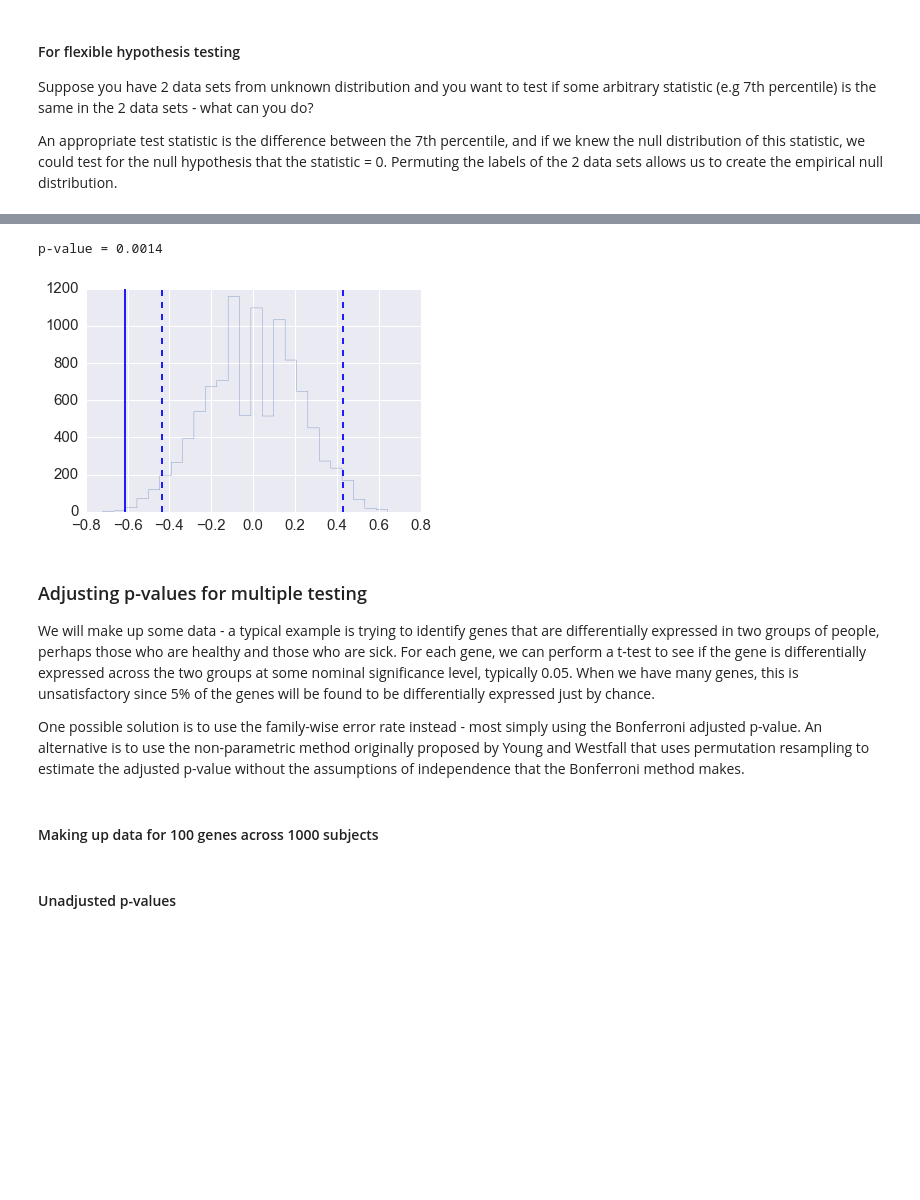
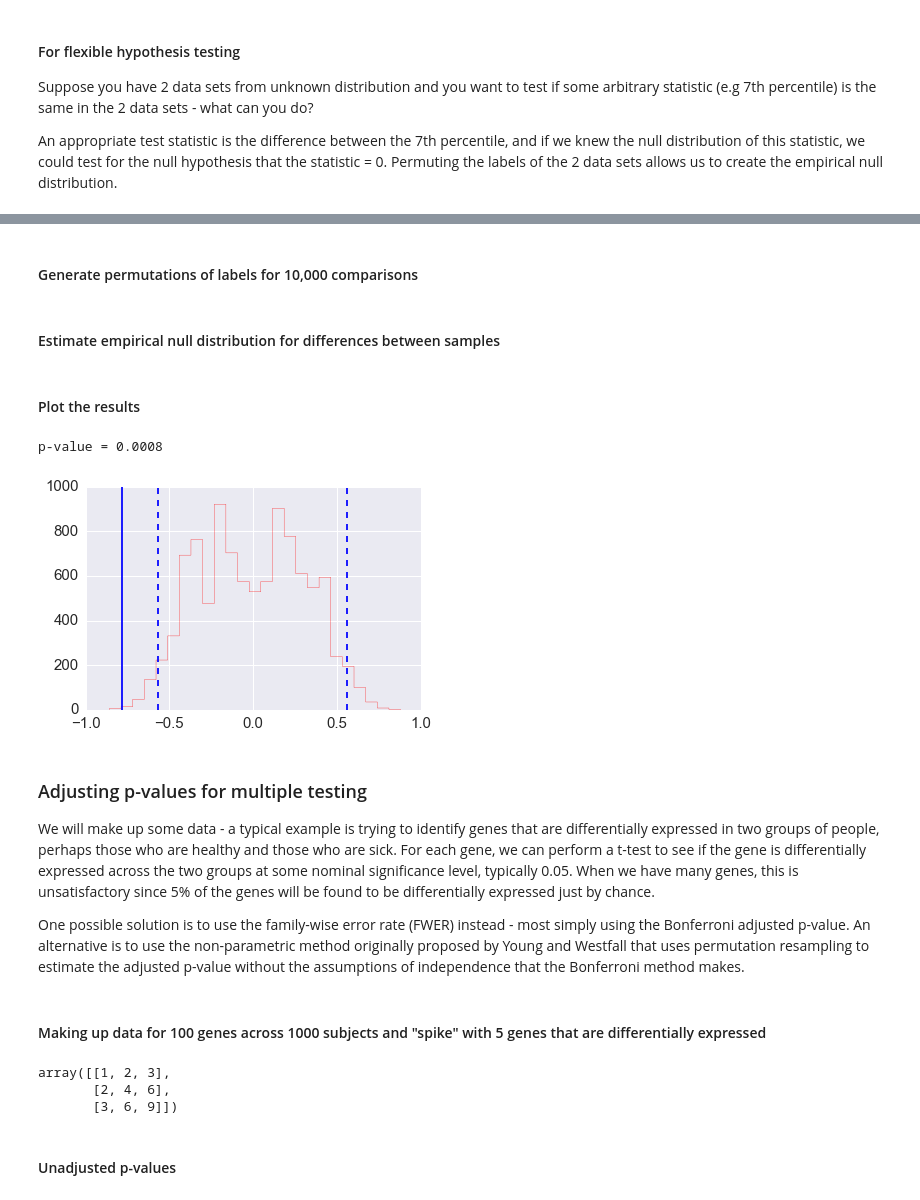
Before and after one commit to cliburn/sta-663-2016, a Jupyter notebook: lectures/15B_ResamplingAndSimulation.ipynb, the cells around one changed output, grey strips where cells are left out. Saved outputs shown, nothing was run; the diff lists cells and outputs as text; code cells hidden in the pictures; blank space fills up the shorter version.

```diff
--- a/lectures/15B_ResamplingAndSimulation.ipynb
+++ b/lectures/15B_ResamplingAndSimulation.ipynb
@@ -204,31 +206,37 @@ x = np.r_[np.random.exponential(size=200),
           np.random.normal(0, 1, size=100)]
 y = np.r_[np.random.exponential(size=250),
           np.random.normal(0, 1, size=50)]
+# %% [markdown]
+#### Generate permutations of labels for 10,000 comparisons
 # %%
 n1, n2 = map(len, (x, y))
 reps = 10000
 
 data = np.r_[x, y]
 ps = np.array([np.random.permutation(n1+n2) for i in range(reps)])
+# %% [markdown]
+#### Estimate empirical null distribution for differences between samples
 # %%
 xp = data[ps[:, :n1]]
 yp = data[ps[:, n1:]]
 samples = np.percentile(xp, 7, axis=1) - np.percentile(yp, 7, axis=1)
+# %% [markdown]
+#### Plot the results
 # %%
-plt.hist(samples, 25, histtype='step')
+plt.hist(samples, 25, histtype='step', color='red')
 test_stat = np.percentile(x, 7) - np.percentile(y, 7)
 plt.axvline(test_stat)
 plt.axvline(np.percentile(samples, 2.5), linestyle='--')
 plt.axvline(np.percentile(samples, 97.5), linestyle='--')
 print("p-value =", 2*np.sum(samples >= np.abs(test_stat))/reps)
 # %% [output]
-p-value = 0.0014
+p-value = 0.0008
-[figure, old version]
+[figure, new version]
 # %% [markdown]
 ### Adjusting p-values for multiple testing
 
 We will make up some data - a typical example is trying to identify genes that are differentially expressed in two groups of people, perhaps those who are healthy and those who are sick. For each gene, we can perform a t-test to see if the gene is differentially expressed across the two groups at some nominal significance level, typically 0.05. When we have many genes, this is unsatisfactory since 5% of the genes will be found to be differentially expressed just by chance.
 
-One possible solution is to use the family-wise error rate instead - most simply using the Bonferroni adjusted p-value. An alternative is to use the non-parametric method originally proposed by Young and Westfall that uses permutation resampling to estimate the adjusted p-value without the assumptions of independence that the Bonferroni method makes.
+One possible solution is to use the family-wise error rate (FWER) instead - most simply using the Bonferroni adjusted p-value. An alternative is to use the non-parametric method originally proposed by Young and Westfall that uses permutation resampling to estimate the adjusted p-value without the assumptions of independence that the Bonferroni method makes.
 # %% [markdown]
-####  Making up data for 100 genes across 1000 subjects
+####  Making up data for 100 genes across 1000 subjects and  "spike" with 5 genes that are differentially expressed
@@ -235,3 +245,9 @@ One possible solution is to use the family-wise error rate instead - most simply
+# %%
+x @ x.T
+# %% [output]
+array([[1, 2, 3],
+       [2, 4, 6],
+       [3, 6, 9]])
 # %%
 ngenes = 100
 ncases = 500
```
Also changed, not shown: parts of 19 cells of this notebook, 1 other file.
